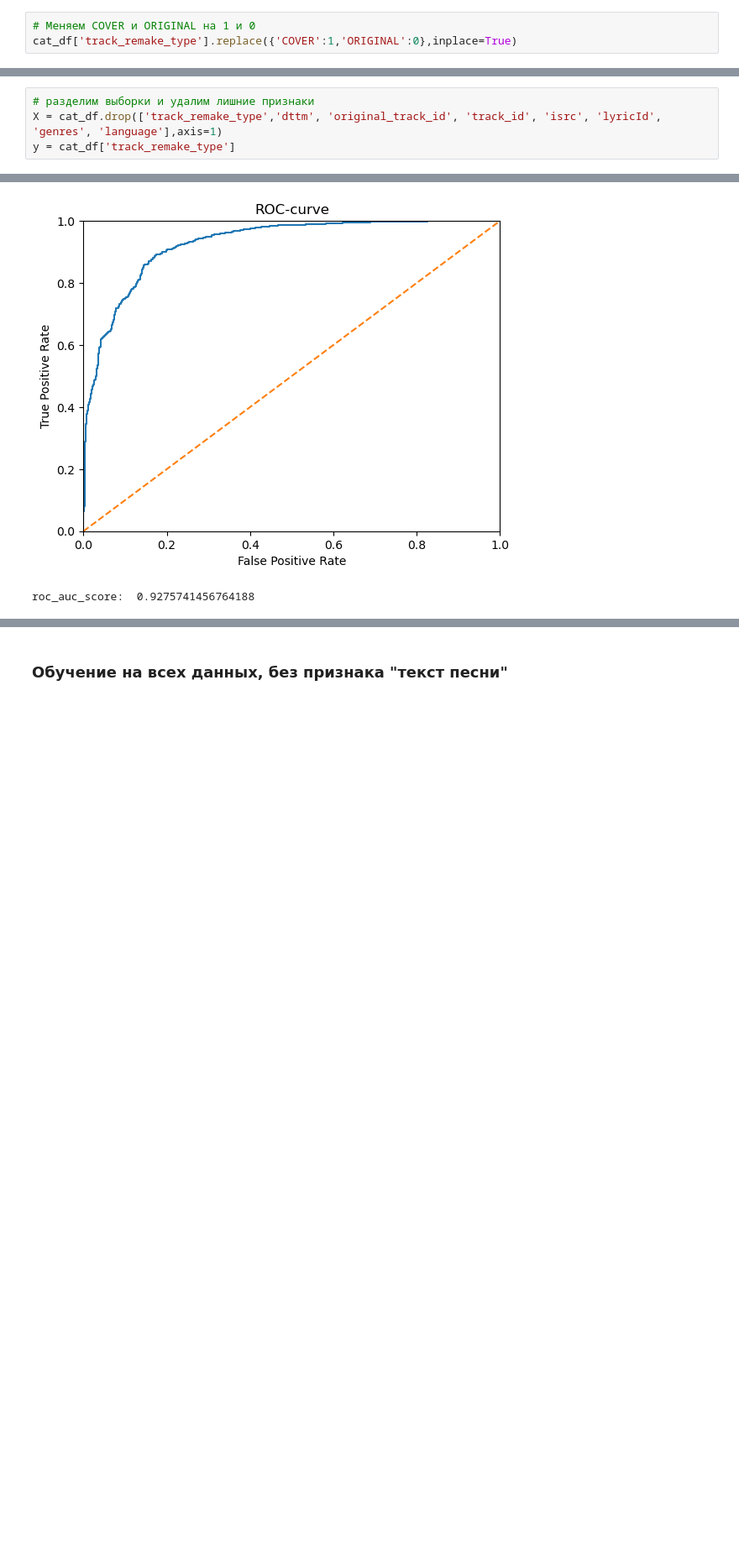
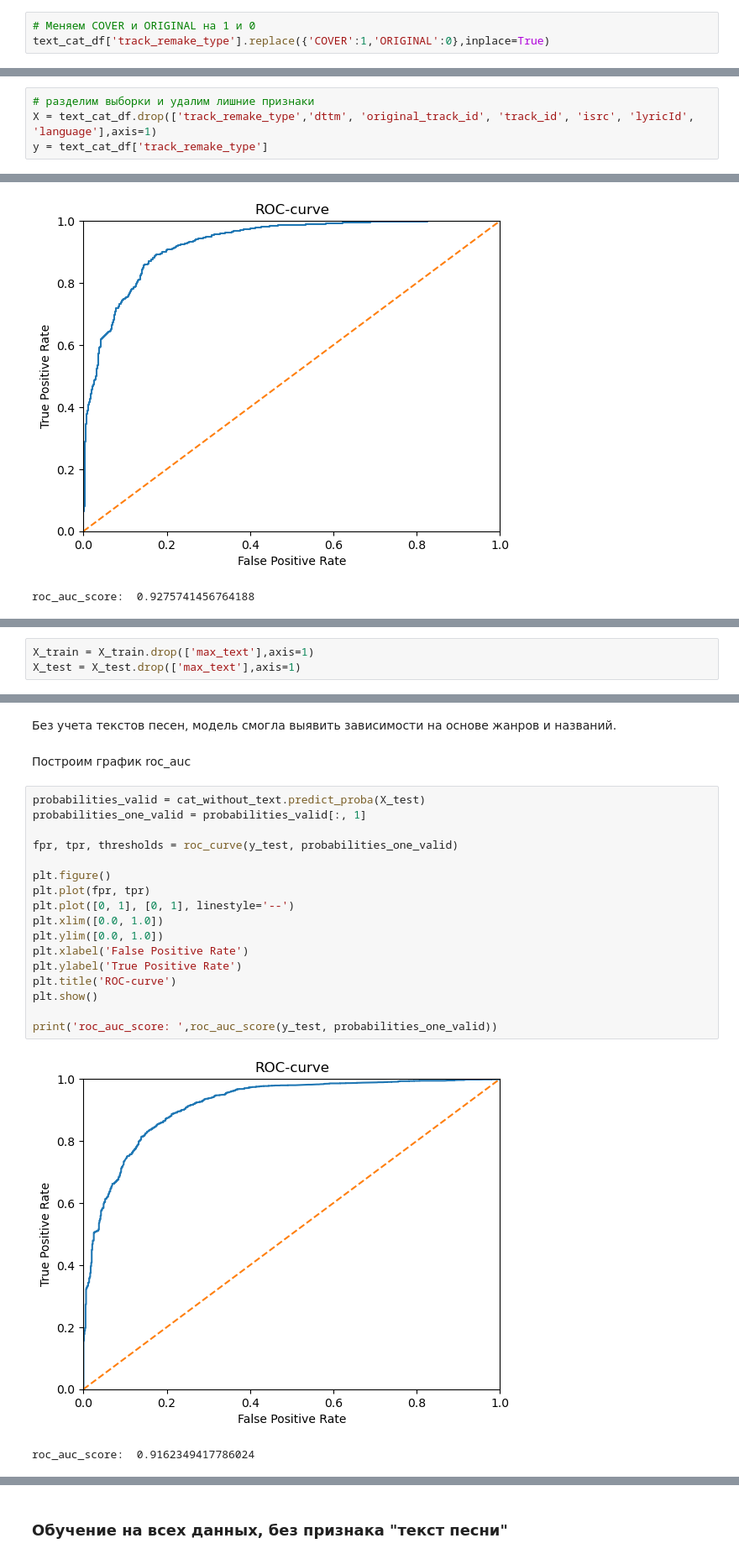
Before and after one commit to EkaterinaIII/Y_Music_NLP, a Jupyter notebook: y_music.ipynb, the cells around one changed output, grey strips where cells are left out. Shown: that part at 84% size. Drawn from its saved outputs; the diff is of its cells as text; blank space fills up the shorter version.

```diff
--- a/y_music.ipynb
+++ b/y_music.ipynb
@@ -599,5 +622,5 @@ genres_columns = genres.columns
 # %%
 # Меняем COVER и ORIGINAL на 1 и 0
-cat_df['track_remake_type'].replace({'COVER':1,'ORIGINAL':0},inplace=True)
+text_cat_df['track_remake_type'].replace({'COVER':1,'ORIGINAL':0},inplace=True)
 # %%
 # Посмотрим баланс классов
@@ -611,8 +634,8 @@ Name: count, dtype: int64
 Отметим дисбаланс классов
 # %%
 # разделим выборки и удалим лишние признаки
-X = cat_df.drop(['track_remake_type','dttm', 'original_track_id', 'track_id', 'isrc', 'lyricId', 'genres', 'language'],axis=1)
-y = cat_df['track_remake_type']
+X = text_cat_df.drop(['track_remake_type','dttm', 'original_track_id', 'track_id', 'isrc', 'lyricId', 'language'],axis=1)
+y = text_cat_df['track_remake_type']
 # %%
 # выделим тестовую выборку и обозначим категориальные и текстовые фичи
 X_train, X_test, y_train, y_test = train_test_split(X, y, test_size=0.3, random_state=RS)
@@ -736,0 +751,3 @@ roc_auc_score:  0.9275741456764188
+# %%
+X_train = X_train.drop(['max_text'],axis=1)
+X_test = X_test.drop(['max_text'],axis=1)
@@ -736,0 +792,24 @@ roc_auc_score:  0.9275741456764188
+# %% [markdown]
+Без учета текстов песен, модель смогла выявить зависимости на основе жанров и названий.
+# %% [markdown]
+Построим график roc_auc
+# %%
+probabilities_valid = cat_without_text.predict_proba(X_test)
+probabilities_one_valid = probabilities_valid[:, 1]
+
+fpr, tpr, thresholds = roc_curve(y_test, probabilities_one_valid)
+
+plt.figure()
+plt.plot(fpr, tpr)
+plt.plot([0, 1], [0, 1], linestyle='--')
+plt.xlim([0.0, 1.0])
+plt.ylim([0.0, 1.0])
+plt.xlabel('False Positive Rate')
+plt.ylabel('True Positive Rate')
+plt.title('ROC-curve')
+plt.show()
+
+print('roc_auc_score: ',roc_auc_score(y_test, probabilities_one_valid))
+# %% [output]
+[figure, added]
+roc_auc_score:  0.9162349417786024
```
Also changed, not shown: parts of 35 cells of this notebook, 1 other file.
